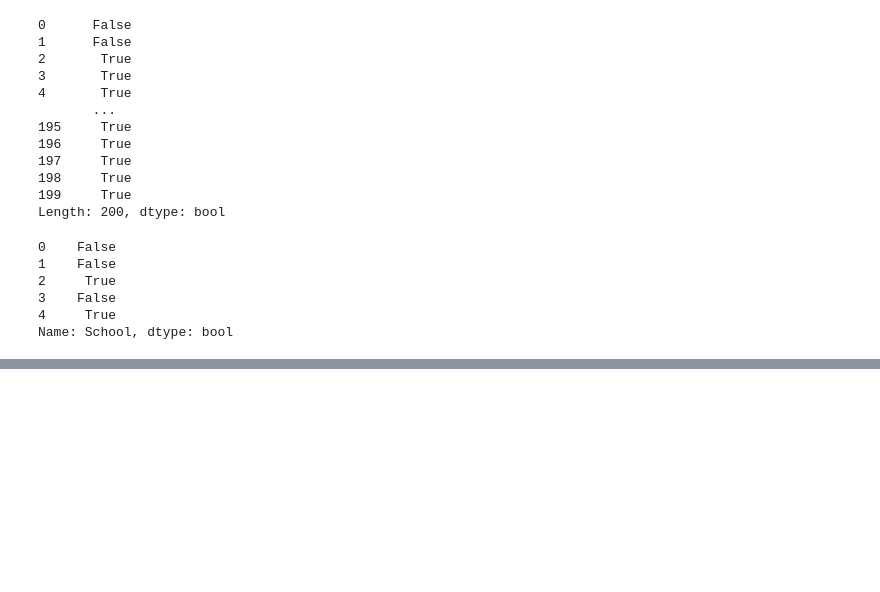
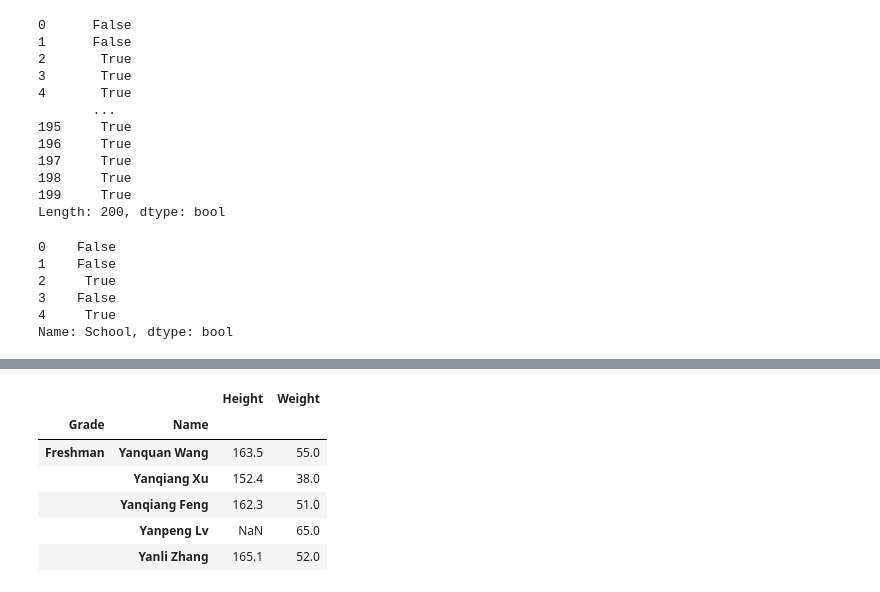
Before and after one commit to jefferyhe2025/python_learning, a Jupyter notebook: pandas/pandas_base.ipynb, the cells around one changed output, grey strips where cells are left out. Cells and saved outputs as stored; diff of their text form; code cells hidden in the pictures; blank space fills up the shorter version.

```diff
--- a/pandas/pandas_base.ipynb
+++ b/pandas/pandas_base.ipynb
@@ -492,0 +644,11 @@ Name: School, dtype: bool
+# %%
+# 索引排序函数
+df_demo.sort_index(level=['Grade','Name'],ascending=[True,False]).head()
+# %% [output]
+|  |  | Height | Weight |
+| Grade | Name |  |  |
+| Freshman | Yanquan Wang | 163.5 | 55.0 |
+|  | Yanqiang Xu | 152.4 | 38.0 |
+|  | Yanqiang Feng | 162.3 | 51.0 |
+|  | Yanpeng Lv | NaN | 65.0 |
+|  | Yanli Zhang | 165.1 | 52.0 |
```
Also changed, not shown: parts of 43 cells of this notebook.
